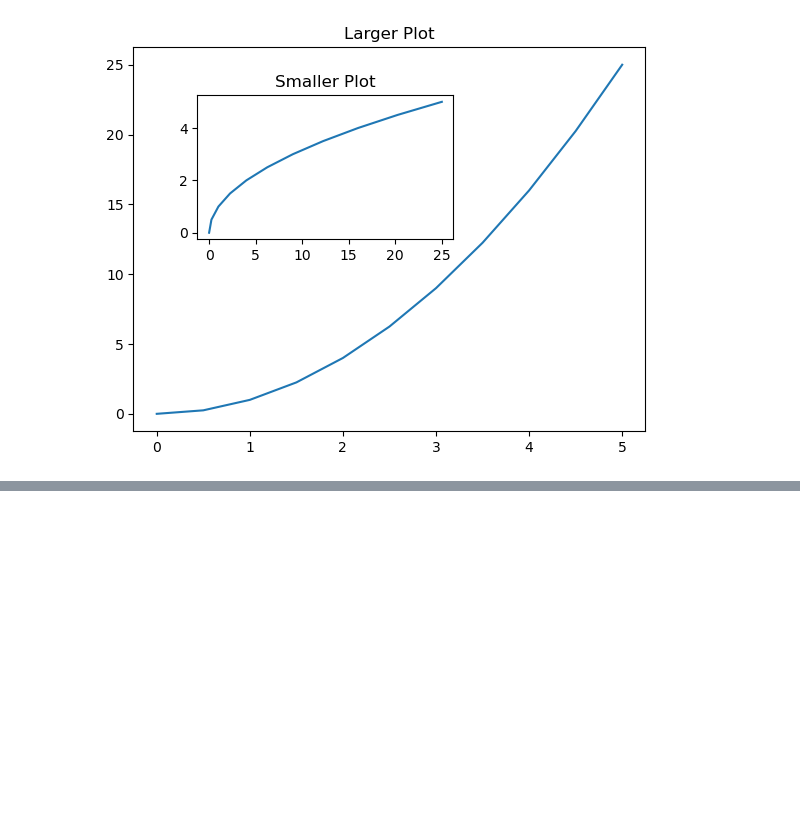
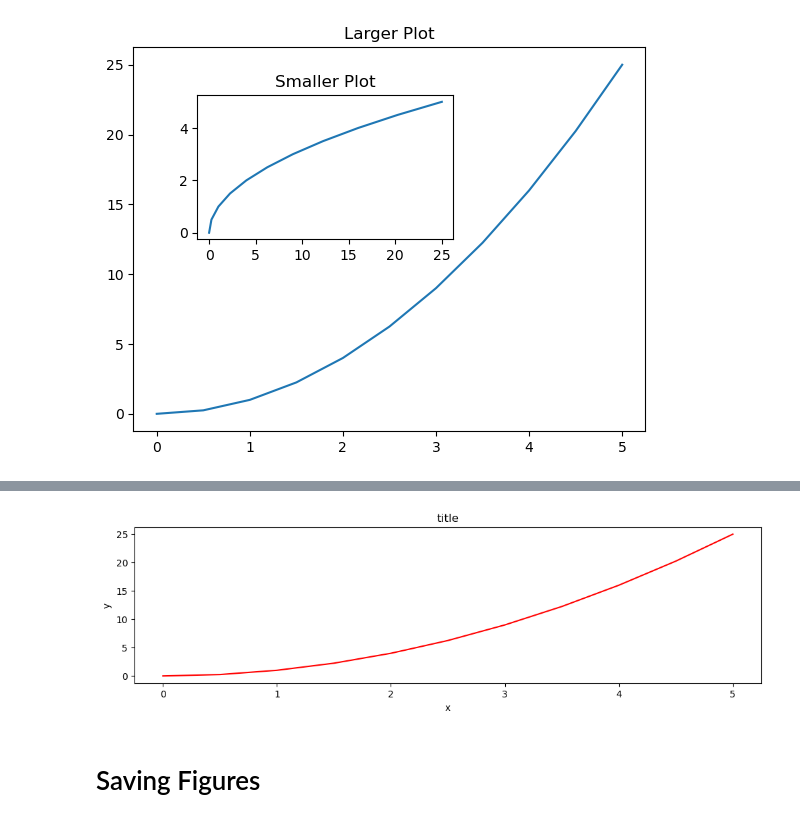
Before and after one commit to ridelsam/DataScience-ML, a Jupyter notebook: 03Matplotlib/matplotlib-concepts.ipynb, the cells around one changed output, grey strips where cells are left out. Saved outputs shown, nothing was run; the diff lists cells and outputs as text; code cells hidden in the pictures; blank space fills up the shorter version.

```diff
--- a/03Matplotlib/matplotlib-concepts.ipynb
+++ b/03Matplotlib/matplotlib-concepts.ipynb
@@ -64,0 +85,11 @@ Text(0.5, 1.0, 'Smaller Plot')
+# %%
+fig, axes = plt.subplots(figsize=(12,3))
+
+axes.plot(x, y, 'r')
+axes.set_xlabel('x')
+axes.set_ylabel('y')
+axes.set_title('title');
+# %% [output]
+[figure, added]
+# %% [markdown]
+# Saving Figures
```
Also changed, not shown: parts of 6 cells of this notebook, 1 other file.
